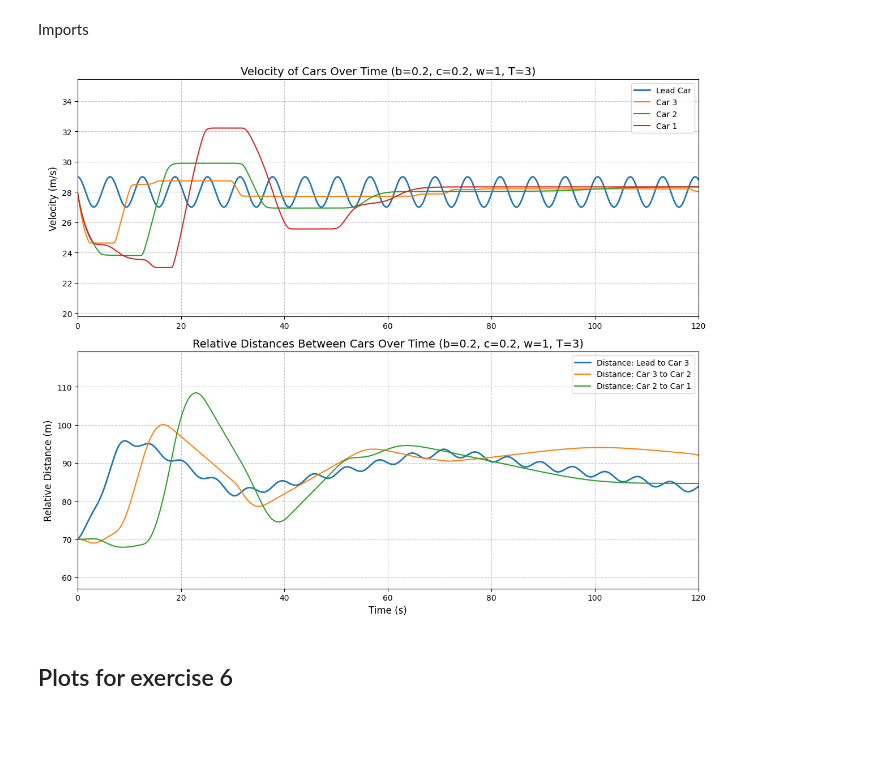
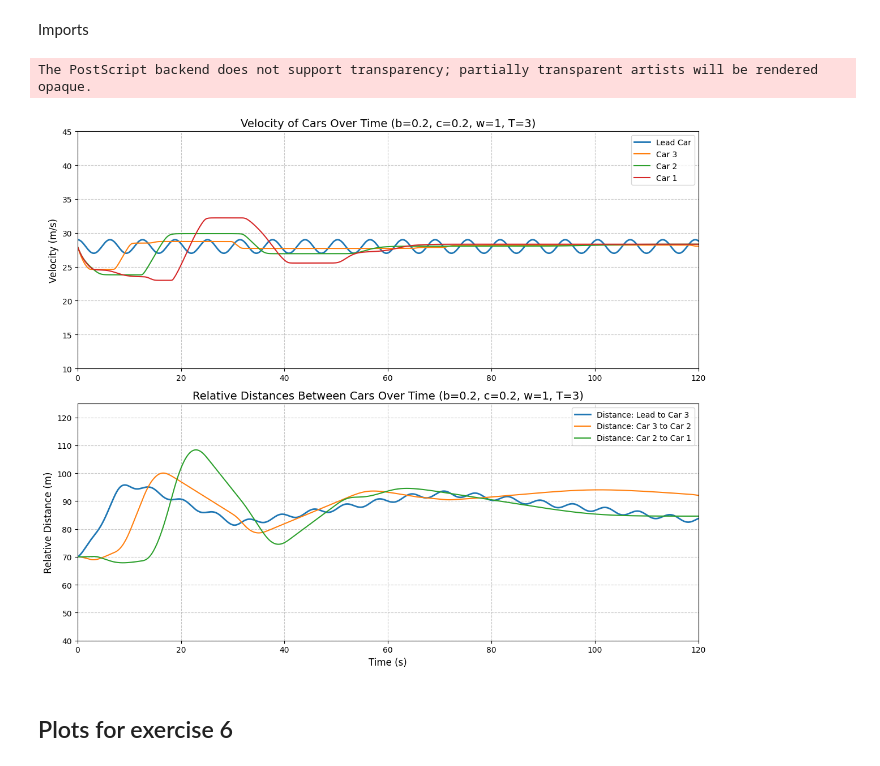
Before and after one commit to s204496/01257_advanced_math_modeling, a Jupyter notebook: numerical_simulations.ipynb, the cells around one changed output. Cells and saved outputs as stored; diff of their text form; code cells hidden in the pictures; blank space fills up the shorter version.

```diff
--- a/numerical_simulations.ipynb
+++ b/numerical_simulations.ipynb
@@ -58,7 +58,7 @@ def simulate_system(time_steps,time_period,b,c,omega,amplitude,min_speed, max_sp
 
 
 
-def plot_system(step_size, time_steps, velocity, relative_position, number_of_cars,b,c,omega,T, x_range):
+def plot_system(step_size, time_steps, velocity, relative_position, number_of_cars,b,c,omega,T, x_range, fixed_y, y_range_v, y_range_d,save_fig, file_name):
     # Create time array
     time = np.array([i * step_size for i in range(time_steps+1)])
     velocity = np.array(velocity)
@@ -72,7 +72,7 @@ def plot_system(step_size, time_steps, velocity, relative_position, number_of_ca
     relative_position = relative_position[:,time_idxs1][:,time_idxs2]
 
     # Create a figure with subplots
-    fig, axes = plt.subplots(2, 1, figsize=(12, 10), sharex=True)
+    _, axes = plt.subplots(2, 1, figsize=(12, 10), sharex=True)
 
     # Plot velocities
     for i in range(number_of_cars):
@@ -86,10 +86,13 @@ def plot_system(step_size, time_steps, velocity, relative_position, number_of_ca
     axes[0].legend(fontsize=10, loc="upper right")
     axes[0].grid(True, linestyle="--", alpha=0.7)
     axes[0].set_xlim(x_range[0], x_range[1])
-    axes[0].set_ylim(
-        min(min(row) for row in velocity) - 0.1 * max(max(row) for row in velocity),
-        1.1 * max(max(row) for row in velocity),
-    )
+    if fixed_y:
+        axes[0].set_ylim(y_range_v[0], y_range_v[1])
+    else:
+        axes[0].set_ylim(
+            min(min(row) for row in velocity) - 0.1 * max(max(row) for row in velocity),
+            1.1 * max(max(row) for row in velocity),
+        )
     axes[0].tick_params(axis='x', labelbottom=True)
     # Plot relative distances
     for i in range(number_of_cars - 1):
@@ -109,10 +112,22 @@ def plot_system(step_size, time_steps, velocity, relative_position, number_of_ca
     axes[1].legend(fontsize=10, loc="upper right")
     axes[1].grid(True, linestyle="--", alpha=0.7)
     axes[1].set_xlim(x_range[0], x_range[1])
-    axes[1].set_ylim(
-        min(min(row) for row in relative_position) - 0.1 * max(max(row) for row in relative_position),
-        1.1 * max(max(row) for row in relative_position),
-    )
+    if fixed_y:
+        axes[1].set_ylim(y_range_d[0], y_range_d[1])
+    else:
+        axes[1].set_ylim(
+            min(min(row) for row in relative_position) - 0.1 * max(max(row) for row in relative_position),
+            1.1 * max(max(row) for row in relative_position),
+        )
+    if save_fig:
+        save_path = '/home/andersgad/Documents/Users/local/DTU/9.Semester/01257_Advanced_modelling/Pictures' # change this to your path
+        os.makedirs(save_path, exist_ok=True)
+        # Save the figure
+        file_name = file_name + '.eps'  # Name of the file
+        full_path = os.path.join(save_path, file_name)
+
+        plt.savefig(full_path,format='eps')
+
 
     # Adjust layout for better spacing
     plt.tight_layout()
@@ -120,28 +135,29 @@ def plot_system(step_size, time_steps, velocity, relative_position, number_of_ca
 # %%
 #Defining variables
 # Define number of cars including the leader.
 #number_of_cars = 2
 constant_leading_speed,omega, amplitude = 28, 1, 1
 number_of_cars = 4
 b,c=0.2,0.2
 T=3
 # Defining constants for adjusted acceleration
 c1,c2,c3,c4 = -2,10,-0.5,1
 k,l = 10, 0.1
 adjusted_acceleration = True
 min_speed, max_speed = -10, 50
 # Defining starting positions
 position = [[70*i] for i in range(number_of_cars-1,-1,-1)]
 velocity = [[28] for _ in range(number_of_cars)]
 
 x_range = [0,120]
 time_steps = int(1e5)
 time_period = x_range[-1]
 step_size,time_steps,relative_position,acc_adj = simulate_system(time_steps,time_period,b,c,omega,amplitude,min_speed, max_speed, number_of_cars, position, velocity,constant_leading_speed, adjusted_acceleration, c1,c2,c3,c4,k,l, T)
 
-plot_system(step_size, time_steps, velocity, relative_position, number_of_cars,b,c,omega,T, x_range)
+plot_system(step_size, time_steps, velocity, relative_position, number_of_cars,b,c,omega,T, x_range, fixed_y=True, y_range_v=[10, 45],y_range_d=[40, 125], save_fig=True, file_name='v_and_d_3_car_p_leader_simulation_a_adj')
 # %% [output]
+The PostScript backend does not support transparency; partially transparent artists will be rendered opaque.
-[figure, old version]
+[figure, new version]
 # %% [markdown]
 ## Plots for exercise 6
 # %%
```
